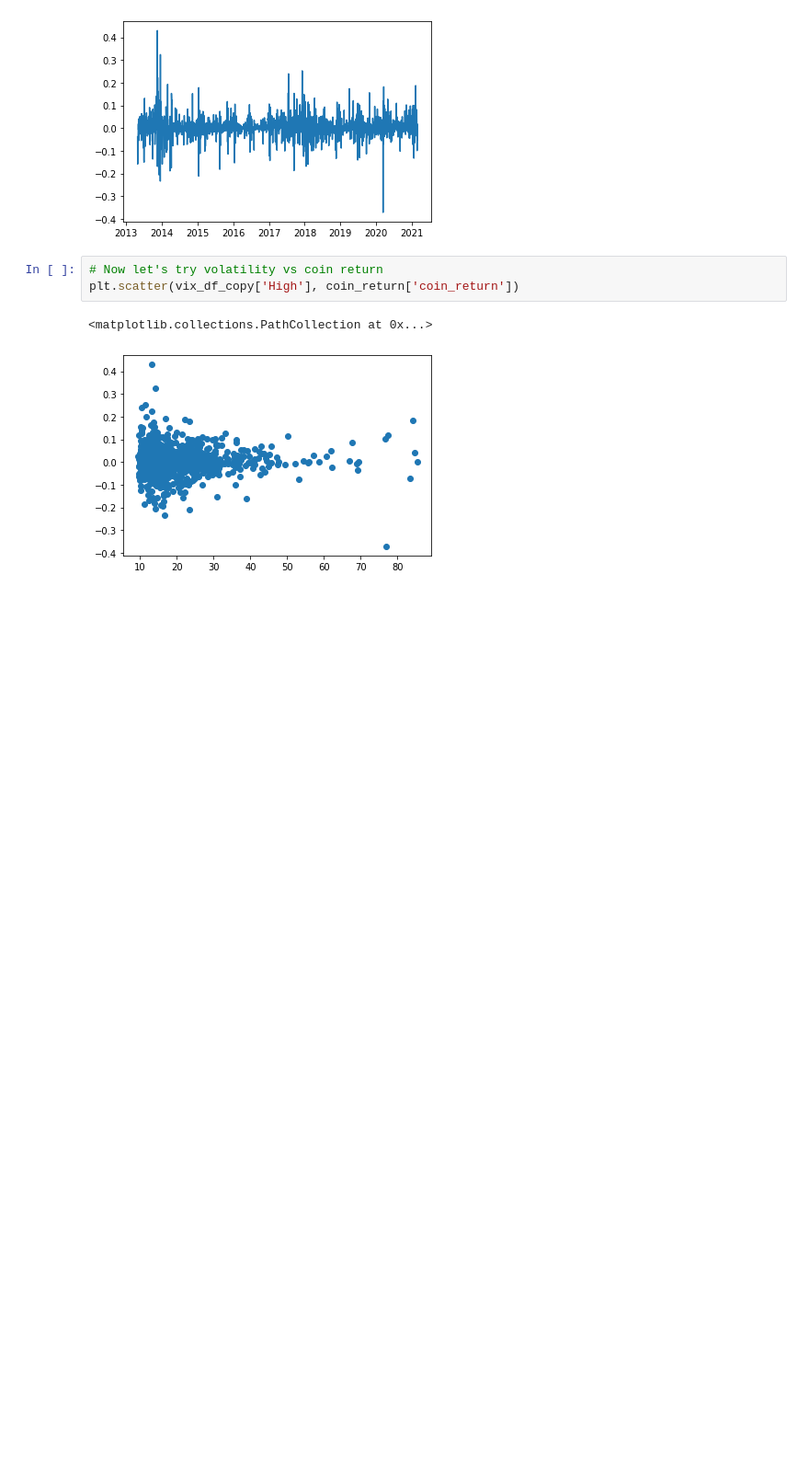
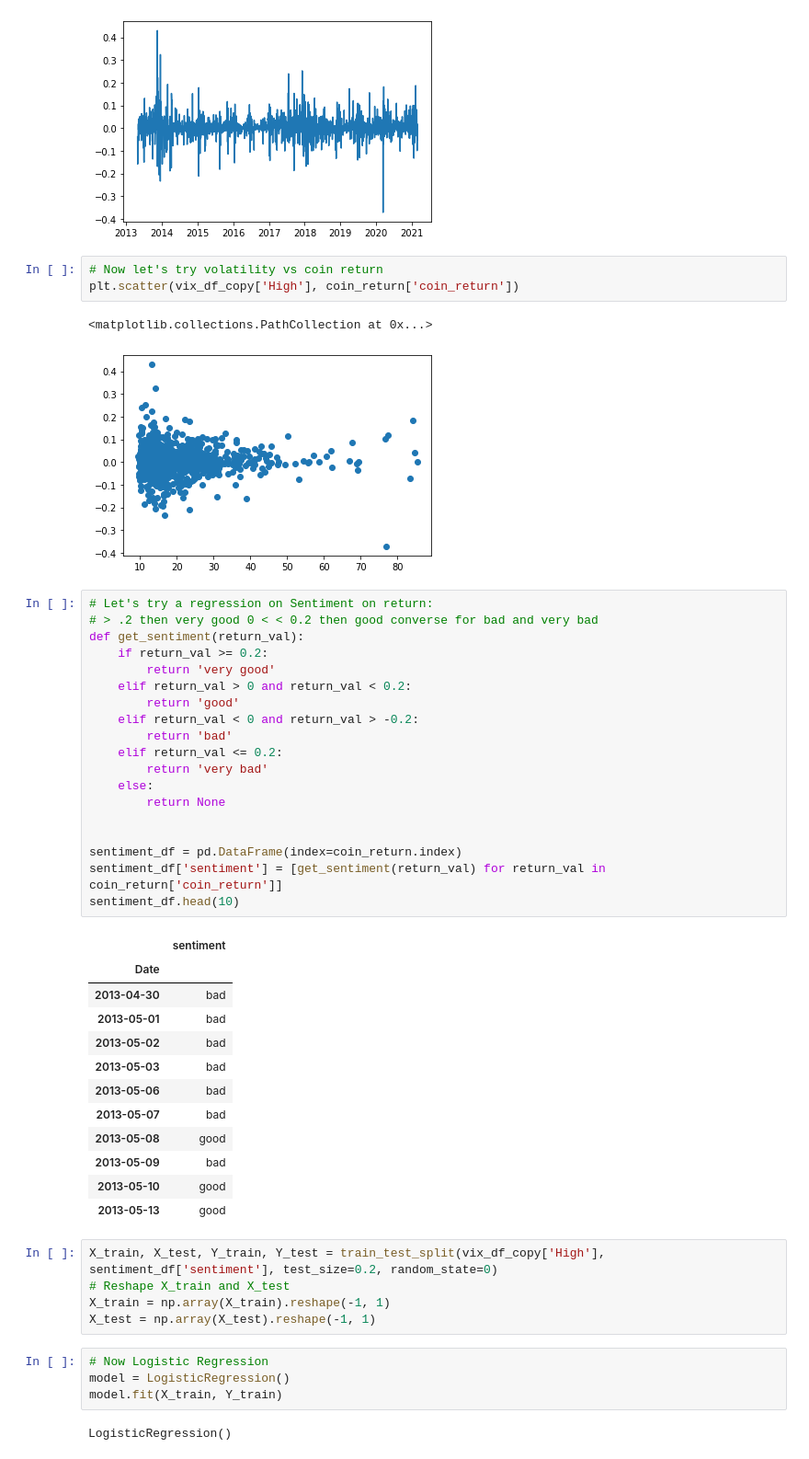
Before and after one commit to rickotten/I513-Project, a Jupyter notebook: Vix-Analysis.ipynb, the cells around one changed output. Shown at 92% size. Cells and saved outputs as stored; diff of their text form; blank space fills up the shorter version.

```diff
--- a/Vix-Analysis.ipynb
+++ b/Vix-Analysis.ipynb
@@ -138,3 +139,46 @@ plt.scatter(vix_df_copy['High'], coin_return['coin_return'])
 # %% [output]
 <matplotlib.collections.PathCollection at 0x...>
 [figure]
+# %%
+# Let's try a regression on Sentiment on return:
+# > .2 then very good 0 < < 0.2 then good converse for bad and very bad
+def get_sentiment(return_val):
+    if return_val >= 0.2:
+        return 'very good'
+    elif return_val > 0 and return_val < 0.2:
+        return 'good'
+    elif return_val < 0 and return_val > -0.2:
+        return 'bad'
+    elif return_val <= 0.2:
+        return 'very bad'
+    else:
+        return None
+
+
+sentiment_df = pd.DataFrame(index=coin_return.index)
+sentiment_df['sentiment'] = [get_sentiment(return_val) for return_val in coin_return['coin_return']]
+sentiment_df.head(10)
+# %% [output]
+|  | sentiment |
+| Date |  |
+| 2013-04-30 | bad |
+| 2013-05-01 | bad |
+| 2013-05-02 | bad |
+| 2013-05-03 | bad |
+| 2013-05-06 | bad |
+| 2013-05-07 | bad |
+| 2013-05-08 | good |
+| 2013-05-09 | bad |
+| 2013-05-10 | good |
+| 2013-05-13 | good |
+# %%
+X_train, X_test, Y_train, Y_test = train_test_split(vix_df_copy['High'], sentiment_df['sentiment'], test_size=0.2, random_state=0)
+# Reshape X_train and X_test
+X_train = np.array(X_train).reshape(-1, 1)
+X_test = np.array(X_test).reshape(-1, 1)
+# %%
+# Now Logistic Regression
+model = LogisticRegression()
+model.fit(X_train, Y_train)
+# %% [output]
+LogisticRegression()
```
Also changed, not shown: parts of 3 cells of this notebook.
